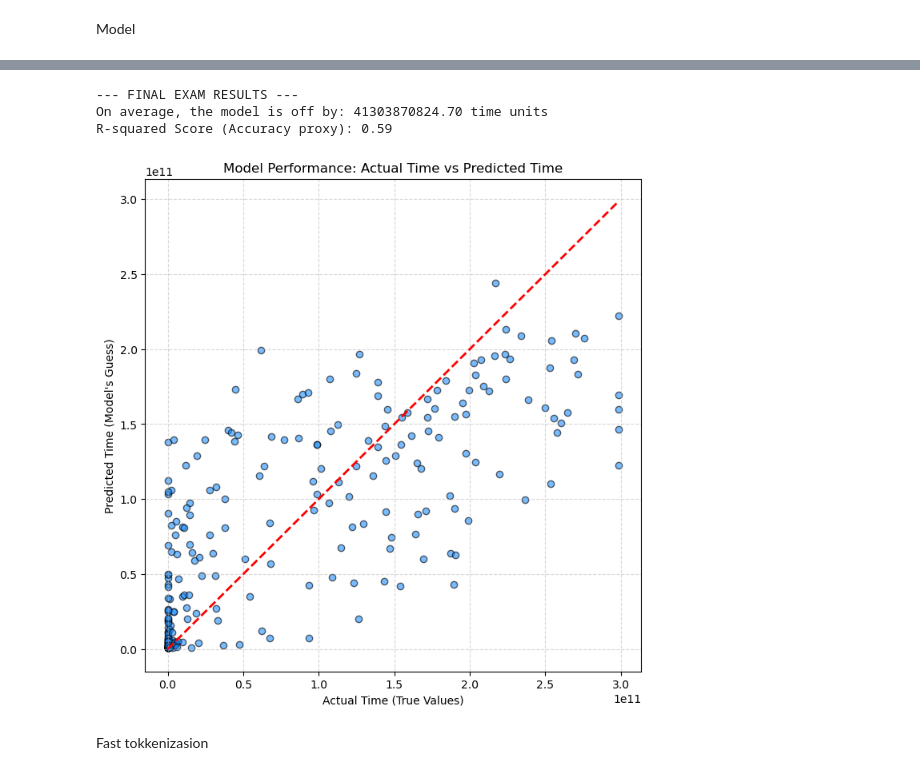
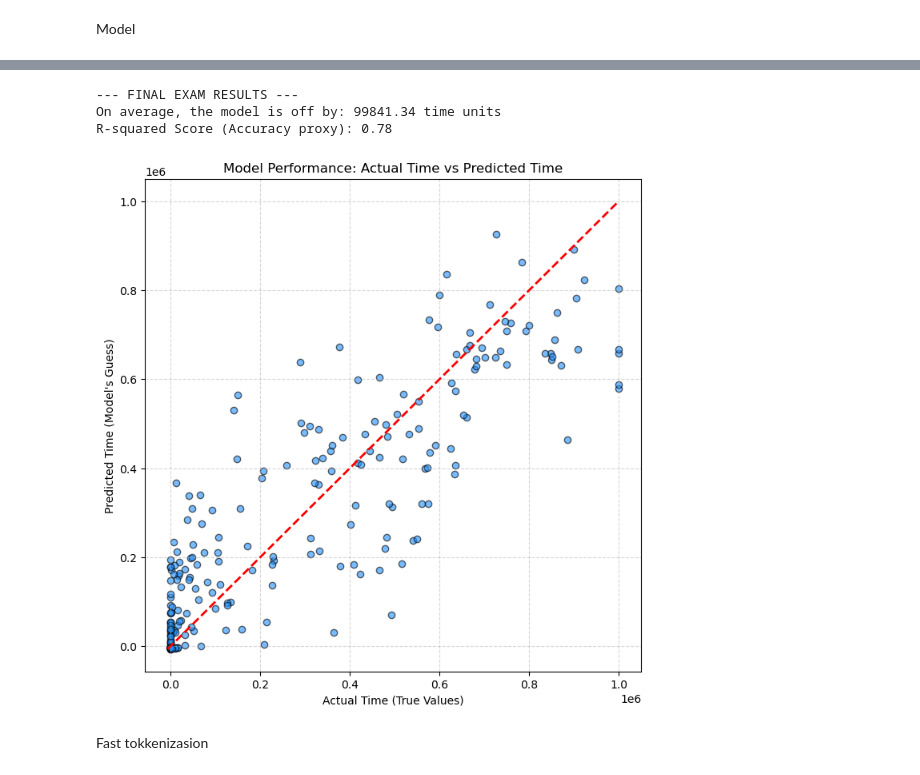
Before and after one commit to Izumik0/ML_G4, a Jupyter notebook: modele - notebook/Model_toptime.ipynb, the cells around one changed output, grey strips where cells are left out. Saved outputs shown, nothing was run; the diff lists cells and outputs as text; code cells hidden in the pictures.

```diff
--- a/modele - notebook/Model_toptime.ipynb
+++ b/modele - notebook/Model_toptime.ipynb
@@ -46,20 +46,7 @@ data['splited_seq'] = data['seq'].apply(lambda text: re.findall(r'1|2|3|4', str(
 data['tokens'] = data.apply(lambda row: [f'{top}_{seq}' for top, seq in zip(row['splited_top'], row['splited_seq'])],
                             axis=1)
 data['tokenased'] = data.apply(lambda row: tokenize_sequence(row['tokens'], vocab), axis=1)
-
-#scaler = MinMaxScaler(feature_range=(0, 1))
-#scaled_avg_time=scaler.fit_transform(data['sredni_czas'].to_numpy().reshape(-1, 1))
-#data['min_max_avg_time'] = scaled_avg_time
-df_filtered=data.copy()
-
-# 2. Calculate the baseline math
-Y_MEAN = df_filtered['sredni_czas'].mean()
-Y_STD = df_filtered['sredni_czas'].std()
-
-# 3. Create a normalized column for PyTorch to learn
-df_filtered['time_normalized'] = (df_filtered['sredni_czas'] - Y_MEAN) / Y_STD
-data['time_normal']=df_filtered['time_normalized']
-data=data.dropna()
+#data['sredni_czas']=data['sredni_czas']/np.max(data['sredni_czas']) # dzielenie aby mieć czas w mikrosekundach
 # %% [markdown]
 Data manipulation to test
 # %%
@@ -256,44 +240,38 @@ with torch.no_grad():
 actuals = Y_test_tensor.numpy()
 preds = test_predictions.numpy()
 
-preds = (preds * Y_STD) + Y_MEAN
-actuals = (actuals * Y_STD) + Y_MEAN
-
-# if using np.log() data
-#actuals = 10**actuals
-#preds = 10**preds
 
 # 4. Calculate "Human-Readable" Scores
 # MAE (Mean Absolute Error): On average, how many units of time is the prediction wrong by?
 mae = mean_absolute_error(actuals, preds)
 
 # R2 Score: A percentage of how well the model fits the data (1.0 is perfect, 0.0 is terrible)
 r2 = r2_score(actuals, preds)
 
 print("--- FINAL EXAM RESULTS ---")
 print(f"On average, the model is off by: {mae:.2f} time units")
 print(f"R-squared Score (Accuracy proxy): {r2:.2f}")
 
 # 5. Draw the "Actual vs. Predicted" Plot
 plt.figure(figsize=(8, 8))
 plt.scatter(actuals, preds, alpha=0.6, color='dodgerblue', edgecolors='k')
 
 # Draw a red diagonal line. If the model is perfect, all blue dots will sit exactly on this red line.
 min_val = min(actuals.min(), preds.min())
 max_val = max(actuals.max(), preds.max())
 plt.plot([min_val, max_val], [min_val, max_val], color='red', linestyle='--', linewidth=2)
 
 # Make the plot look nice
 plt.title("Model Performance: Actual Time vs Predicted Time")
 plt.xlabel("Actual Time (True Values)")
 plt.ylabel("Predicted Time (Model's Guess)")
 plt.grid(True, linestyle='--', alpha=0.5)
 plt.show()
 # %% [output]
 --- FINAL EXAM RESULTS ---
-On average, the model is off by: 41303870824.70 time units
-R-squared Score (Accuracy proxy): 0.59
+On average, the model is off by: 99841.34 time units
+R-squared Score (Accuracy proxy): 0.78
-[figure, old version]
+[figure, new version]
 # %%
 torch.save(model.state_dict(), '../modele - wytrenowane/model_toptime_good_nomal.pth')
 # %%
```
Also changed, not shown: parts of 3 cells of this notebook, 13 other files.
